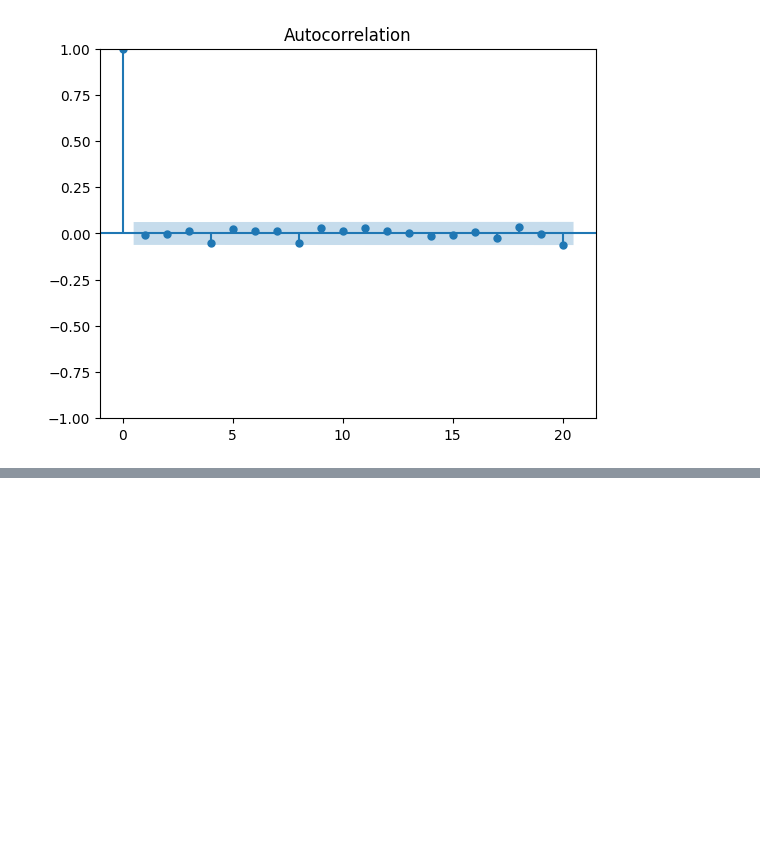
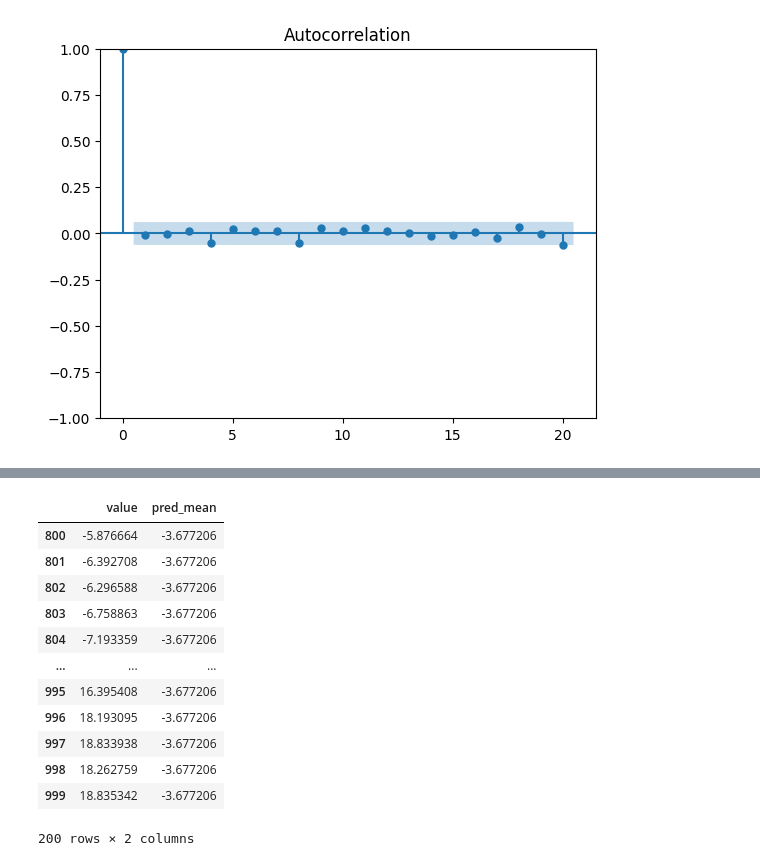
Before and after one commit to alejandro-armenta/time, a Jupyter notebook: random.ipynb, the cells around one changed output, grey strips where cells are left out. Drawn from its saved outputs; the diff is of its cells as text; code cells hidden in the pictures; blank space fills up the shorter version.

```diff
--- a/random.ipynb
+++ b/random.ipynb
@@ -215,0 +272,6 @@ plot_acf(diff_random_walk,lags=20)
+# %%
+df = pd.DataFrame(
+    {
+        'value':random_walk
+    }
+)
@@ -215,0 +290,23 @@ plot_acf(diff_random_walk,lags=20)
+# %%
+train = df[:800]
+test = df[800:]
+# %%
+mean = np.mean(train.value)
+# %%
+test.loc[:,'pred_mean'] = mean
+# %%
+test
+# %% [output]
+|  | value | pred_mean |
+| 800 | -5.876664 | -3.677206 |
+| 801 | -6.392708 | -3.677206 |
+| 802 | -6.296588 | -3.677206 |
+| 803 | -6.758863 | -3.677206 |
+| 804 | -7.193359 | -3.677206 |
+| ... | ... | ... |
+| 995 | 16.395408 | -3.677206 |
+| 996 | 18.193095 | -3.677206 |
+| 997 | 18.833938 | -3.677206 |
+| 998 | 18.262759 | -3.677206 |
+| 999 | 18.835342 | -3.677206 |
+200 rows × 2 columns
```
Also changed, not shown: parts of 9 cells of this notebook, 28 other files.
